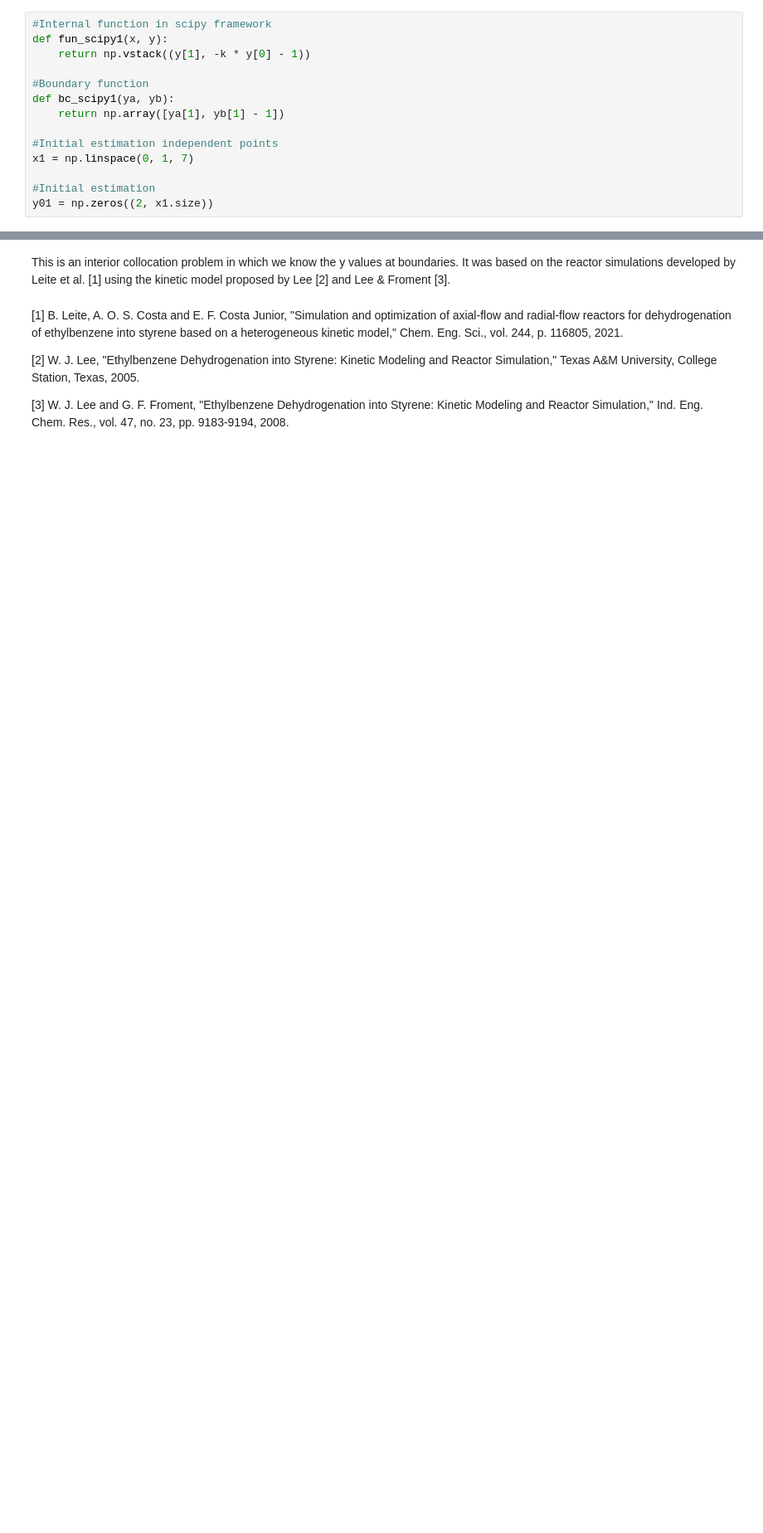
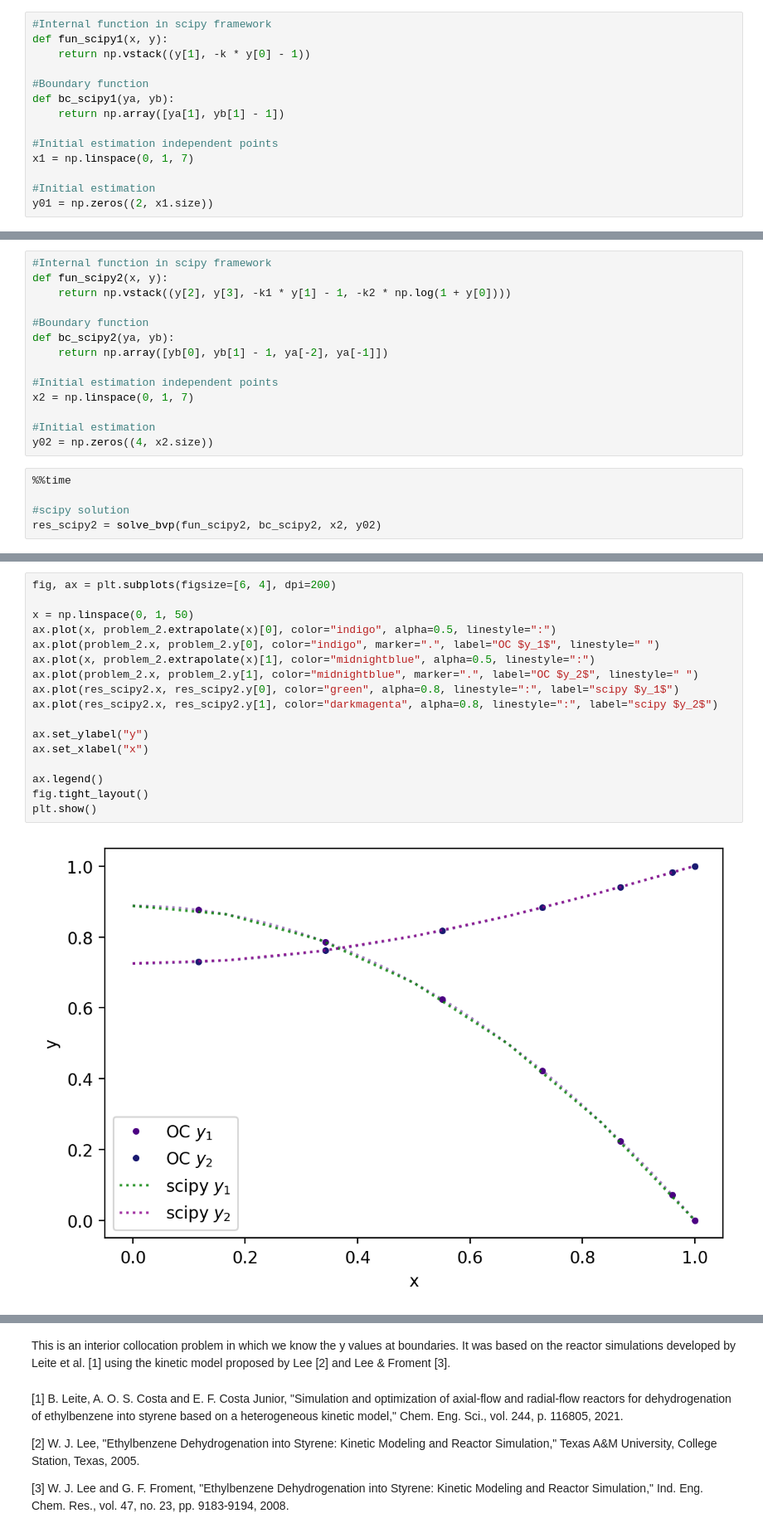
Before and after one commit to bruscalia/collocation, a Jupyter notebook: example_collocation.ipynb, the cells around one changed output, grey strips where cells are left out. Shown at 83% size. Cells and saved outputs as stored; diff of their text form; blank space fills up the shorter version.

```diff
--- a/example_collocation.ipynb
+++ b/example_collocation.ipynb
@@ -82,0 +129,19 @@ plt.show()
+# %%
+#Internal function in scipy framework
+def fun_scipy2(x, y):
+    return np.vstack((y[2], y[3], -k1 * y[1] - 1, -k2 * np.log(1 + y[0])))
+
+#Boundary function
+def bc_scipy2(ya, yb):
+    return np.array([yb[0], yb[1] - 1, ya[-2], ya[-1]])
+
+#Initial estimation independent points
+x2 = np.linspace(0, 1, 7)
+
+#Initial estimation
+y02 = np.zeros((4, x2.size))
+# %%
+%%time
+
+#scipy solution
+res_scipy2 = solve_bvp(fun_scipy2, bc_scipy2, x2, y02)
@@ -83 +150,20 @@ plt.show()
+# %%
+fig, ax = plt.subplots(figsize=[6, 4], dpi=200)
+
+x = np.linspace(0, 1, 50)
+ax.plot(x, problem_2.extrapolate(x)[0], color="indigo", alpha=0.5, linestyle=":")
+ax.plot(problem_2.x, problem_2.y[0], color="indigo", marker=".", label="OC $y_1$", linestyle=" ")
+ax.plot(x, problem_2.extrapolate(x)[1], color="midnightblue", alpha=0.5, linestyle=":")
+ax.plot(problem_2.x, problem_2.y[1], color="midnightblue", marker=".", label="OC $y_2$", linestyle=" ")
+ax.plot(res_scipy2.x, res_scipy2.y[0], color="green", alpha=0.8, linestyle=":", label="scipy $y_1$")
+ax.plot(res_scipy2.x, res_scipy2.y[1], color="darkmagenta", alpha=0.8, linestyle=":", label="scipy $y_2$")
+
+ax.set_ylabel("y")
+ax.set_xlabel("x")
+
+ax.legend()
+fig.tight_layout()
+plt.show()
+# %% [output]
+[figure, added]
 # %% [markdown]
```
Also changed, not shown: parts of 16 cells of this notebook.
